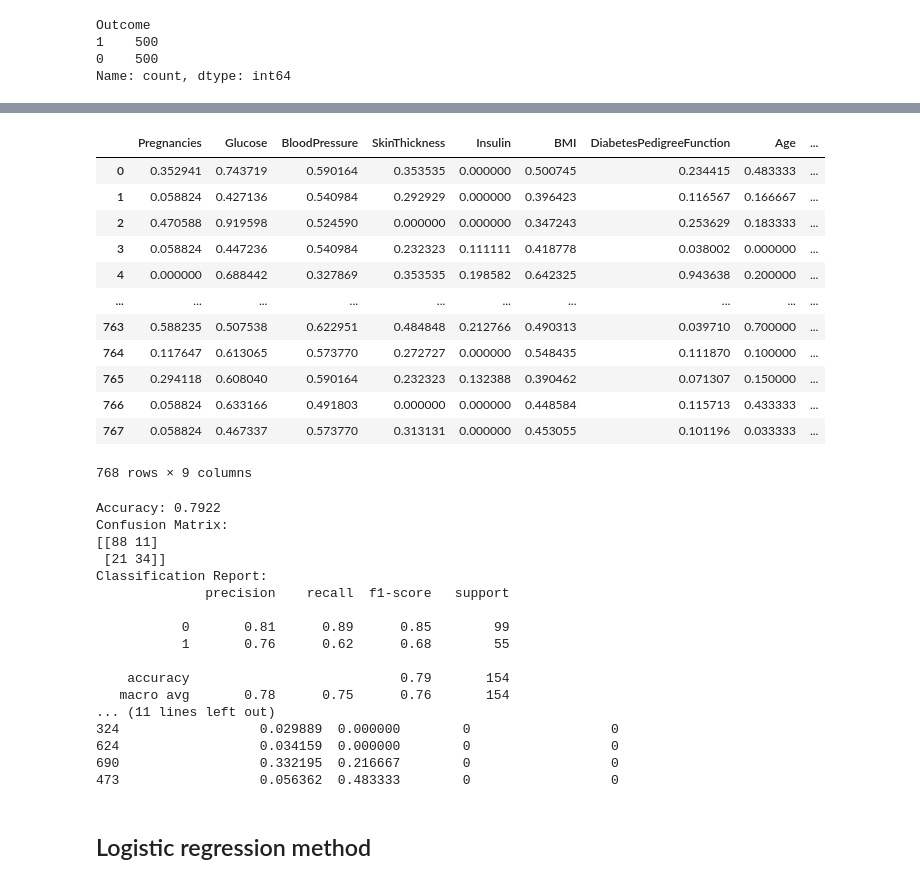
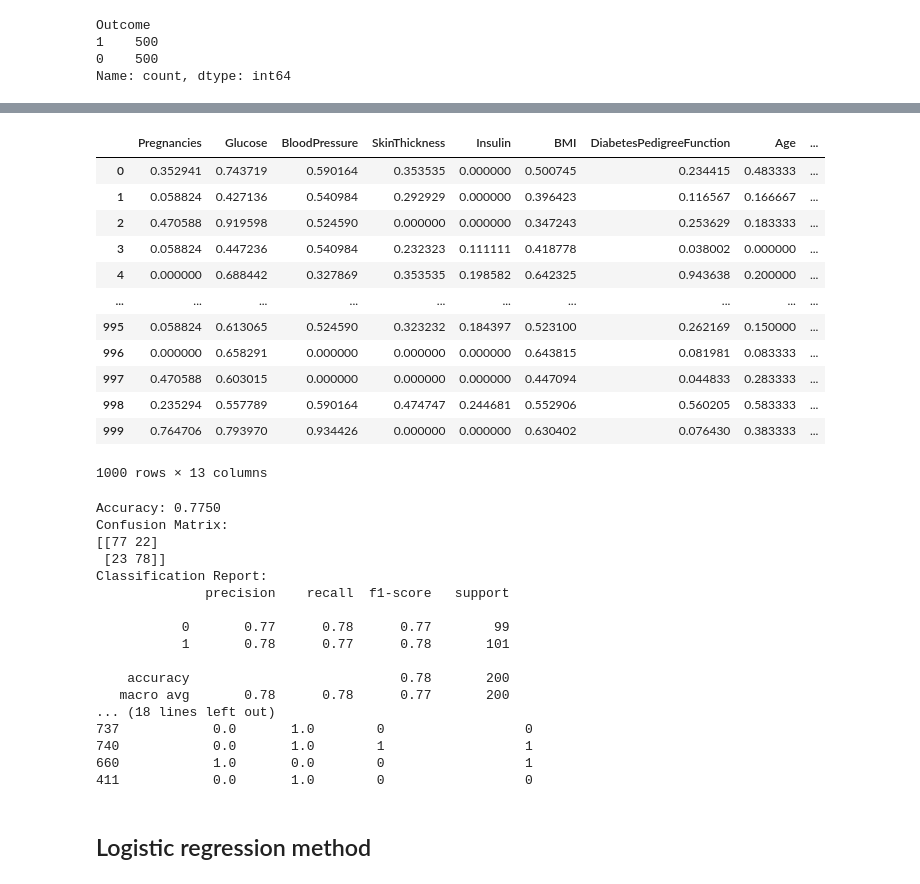
Before and after one commit to akalankasakalasooriya/sjp-ml-assignment, a Jupyter notebook: diabetes_and_digestive.ipynb, the cells around one changed output, grey strips where cells are left out. Saved outputs shown, nothing was run; the diff lists cells and outputs as text; code cells hidden in the pictures.

```diff
--- a/diabetes_and_digestive.ipynb
+++ b/diabetes_and_digestive.ipynb
@@ -79,3 +71,25 @@ Outcome
 1    500
 0    500
 Name: count, dtype: int64
+# %%
+# categorize BMI values into underweight, normal, overweight, and obese
+import pandas as pd
+
+# Function to classify and create one-hot encoded columns based on actual BMI values
+def classify_bmi(df, bmi_column):
+    # Define BMI thresholds for classification
+    underweight_threshold = 18.5
+    normal_threshold = 25
+    overweight_threshold = 30
+
+    # Creating one-hot encoded columns for BMI categories
+    df['is_underweight'] = (df[bmi_column] < underweight_threshold).astype(int)
+    df['is_normal'] = ((df[bmi_column] >= underweight_threshold) & (df[bmi_column] < normal_threshold)).astype(int)
+    df['is_overweight'] = ((df[bmi_column] >= normal_threshold) & (df[bmi_column] < overweight_threshold)).astype(int)
+    df['is_obese'] = (df[bmi_column] >= overweight_threshold).astype(int)
+
+    return df
+
+# Apply the function to classify BMI
+df_resampled = classify_bmi(df_resampled, 'BMI')
+df_resampled
@@ -82,24 +110,24 @@ Name: count, dtype: int64
 # %%
-y = original_data['Outcome']
-X = original_data.drop(columns=['Outcome'])
+y = df_resampled['Outcome']
+X = df_resampled.drop(columns=['Outcome'])
 X_normalized = (X - X.min()) / (X.max() - X.min())
 normalized_data = X_normalized.copy()
 normalized_data['Outcome'] = y
 normalized_data
 # %% [output]
 |  | Pregnancies | Glucose | BloodPressure | SkinThickness | Insulin | BMI | DiabetesPedigreeFunction | Age | ... |
 | 0 | 0.352941 | 0.743719 | 0.590164 | 0.353535 | 0.000000 | 0.500745 | 0.234415 | 0.483333 | ... |
 | 1 | 0.058824 | 0.427136 | 0.540984 | 0.292929 | 0.000000 | 0.396423 | 0.116567 | 0.166667 | ... |
 | 2 | 0.470588 | 0.919598 | 0.524590 | 0.000000 | 0.000000 | 0.347243 | 0.253629 | 0.183333 | ... |
 | 3 | 0.058824 | 0.447236 | 0.540984 | 0.232323 | 0.111111 | 0.418778 | 0.038002 | 0.000000 | ... |
 | 4 | 0.000000 | 0.688442 | 0.327869 | 0.353535 | 0.198582 | 0.642325 | 0.943638 | 0.200000 | ... |
 | ... | ... | ... | ... | ... | ... | ... | ... | ... | ... |
-| 763 | 0.588235 | 0.507538 | 0.622951 | 0.484848 | 0.212766 | 0.490313 | 0.039710 | 0.700000 | ... |
-| 764 | 0.117647 | 0.613065 | 0.573770 | 0.272727 | 0.000000 | 0.548435 | 0.111870 | 0.100000 | ... |
-| 765 | 0.294118 | 0.608040 | 0.590164 | 0.232323 | 0.132388 | 0.390462 | 0.071307 | 0.150000 | ... |
-| 766 | 0.058824 | 0.633166 | 0.491803 | 0.000000 | 0.000000 | 0.448584 | 0.115713 | 0.433333 | ... |
-| 767 | 0.058824 | 0.467337 | 0.573770 | 0.313131 | 0.000000 | 0.453055 | 0.101196 | 0.033333 | ... |
+| 995 | 0.058824 | 0.613065 | 0.524590 | 0.323232 | 0.184397 | 0.523100 | 0.262169 | 0.150000 | ... |
+| 996 | 0.000000 | 0.658291 | 0.000000 | 0.000000 | 0.000000 | 0.643815 | 0.081981 | 0.083333 | ... |
+| 997 | 0.470588 | 0.603015 | 0.000000 | 0.000000 | 0.000000 | 0.447094 | 0.044833 | 0.283333 | ... |
+| 998 | 0.235294 | 0.557789 | 0.590164 | 0.474747 | 0.244681 | 0.552906 | 0.560205 | 0.583333 | ... |
+| 999 | 0.764706 | 0.793970 | 0.934426 | 0.000000 | 0.000000 | 0.630402 | 0.076430 | 0.383333 | ... |
-768 rows × 9 columns
+1000 rows × 13 columns
 # %%
 import pandas as pd
 from sklearn.model_selection import train_test_split
@@ -140,23 +168,23 @@ print(class_report)
 test_data['Predicted_Outcome'] = y_pred
 print(test_data.head())
 # %% [output]
-Accuracy: 0.7922
+Accuracy: 0.7750
 Confusion Matrix:
-[[88 11]
- [21 34]]
+[[77 22]
+ [23 78]]
 Classification Report:
               precision    recall  f1-score   support
 
-           0       0.81      0.89      0.85        99
-           1       0.76      0.62      0.68        55
+           0       0.77      0.78      0.77        99
+           1       0.78      0.77      0.78       101
 
-    accuracy                           0.79       154
-   macro avg       0.78      0.75      0.76       154
-... (11 lines left out)
-324                  0.029889  0.000000        0                  0
-624                  0.034159  0.000000        0                  0
-690                  0.332195  0.216667        0                  0
-473                  0.056362  0.483333        0                  0
+    accuracy                           0.78       200
+   macro avg       0.78      0.78      0.77       200
+... (18 lines left out)
+737            0.0       1.0        0                  0
+740            0.0       1.0        1                  1
+660            1.0       0.0        0                  1
+411            0.0       1.0        0                  0
 # %% [markdown]
 ## Logistic regression method
 # %%
```
Also changed, not shown: parts of 7 cells of this notebook.
